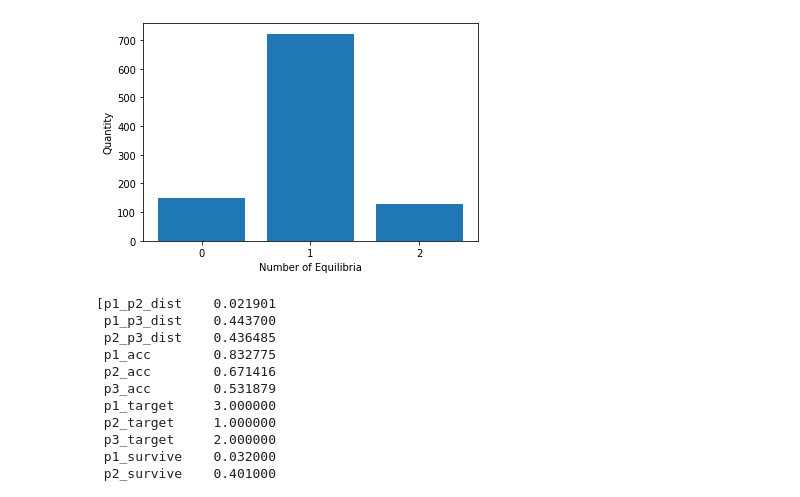
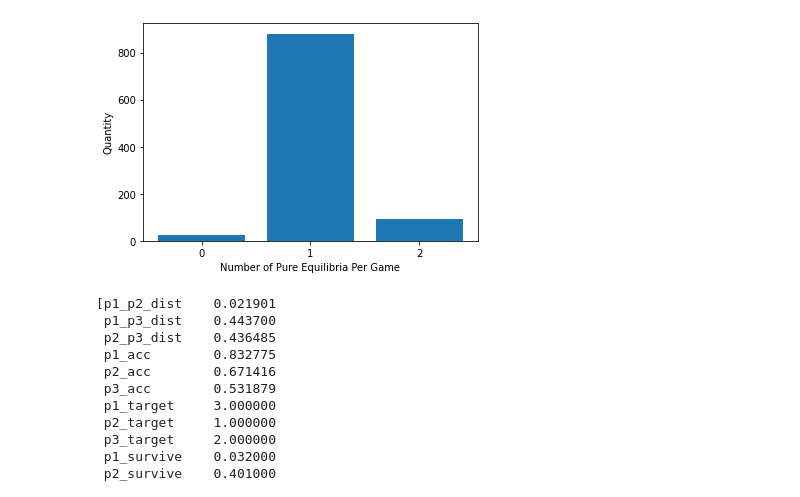
Before and after one commit to bwu2018/truels, a Jupyter notebook: analysis.ipynb, the cells around one changed output. Saved outputs shown, nothing was run; the diff lists cells and outputs as text; code cells hidden in the pictures.

```diff
--- a/analysis.ipynb
+++ b/analysis.ipynb
@@ -87,11 +87,11 @@ Counter({1: 722, 2: 128})
 # %%
-plt.bar(["0", "1", "2"], [150, 722, 128])
+plt.bar(["0", "1", "2"], [26, 880, 94])
 
-plt.xlabel("Number of Equilibria")
+plt.xlabel("Number of Pure Equilibria Per Game")
 plt.ylabel("Quantity")
 plt.show()
 # %% [output]
-[figure, old version]
+[figure, new version]
 # %%
 new
 # %% [output]
```
Also changed, not shown: parts of 4 cells of this notebook, 2 other files.
